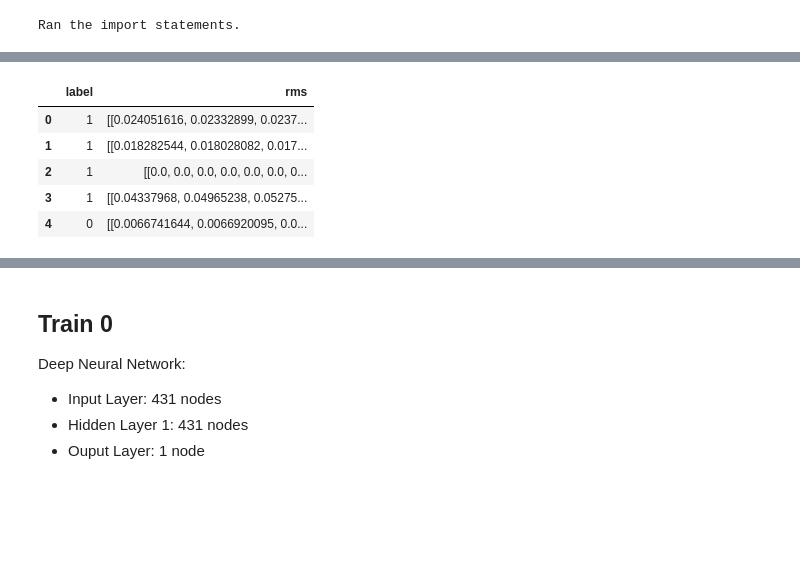
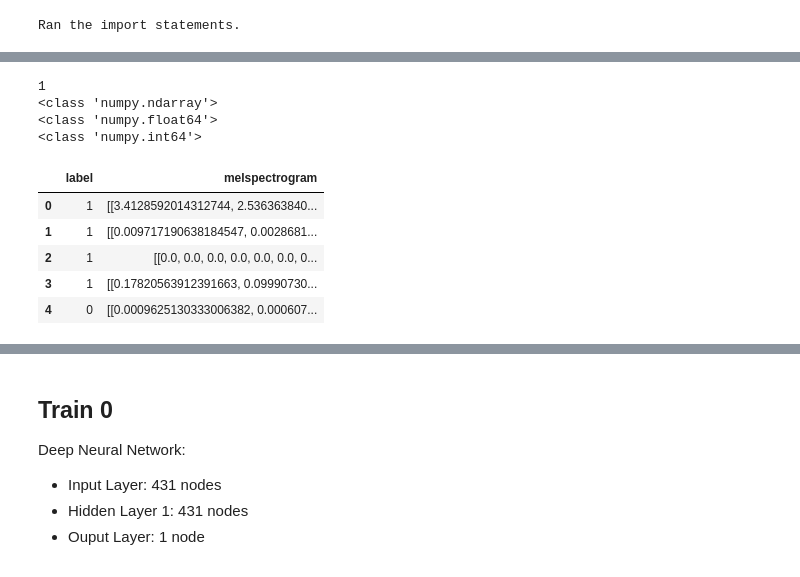
Before and after one commit to googleinterns/activity-recognition, a Jupyter notebook: location/lbs/activity/audioset/training/training_rms_dnn.ipynb, the cells around one changed output, grey strips where cells are left out. Drawn from its saved outputs; the diff is of its cells as text; code cells hidden in the pictures; blank space fills up the shorter version.

```diff
--- a/location/lbs/activity/audioset/training/training_rms_dnn.ipynb
+++ b/location/lbs/activity/audioset/training/training_rms_dnn.ipynb
@@ -65,3 +67,0 @@ features_to_extract = ['rms']
-# %%
-# Import the dataset
-df = ap.output_df(src_dir, dest_dir, filename, labels, features_to_extract, False)
@@ -68,3 +76,32 @@ df = ap.output_df(src_dir, dest_dir, filename, labels, features_to_extract, Fals
+# %%
+def csv_to_dataframe(csv_path):
+    df = pd.read_csv(csv_path)
+    for column in df.columns:
+        for i in range(df[column].size):
+            if isinstance(df[column][i], str):
+                temp = df[column][i][1:-1]
+                temp = temp.replace(',', ' ').split(']')
+                new_list = []
+                for item in temp:
+                    if item == '':
+                        continue
+                    item = item.replace('[', '').strip().split()
+                    item = [float(num) for num in item]
+                    arr = np.array(item)
+                    new_list.append(arr)
+                new_arr = np.array(new_list)
+                df[column][i] = new_arr
+    return df
+# %%
+# Import the dataset as a pandas Dataframe object.
+csv_path = os.path.join(dest_dir, filename + '.csv')
+features_changed = last_features is None or features_to_extract != last_features
+last_features = features_to_extract
+if os.path.isfile(csv_path) and not True and not features_changed:
+    df = csv_to_dataframe(csv_path)
+else:
+    df = ap.output_df(src_dir, dest_dir, filename, labels, features_to_extract, redo)
+    dataframe_to_csv(df, csv_path)
 # %%
 df.head()
 # %% [output]
@@ -76,0 +124,2 @@ df.head()
+# %%
+df_from_csv = csv_to_dataframe(csv_path)
@@ -77,13 +140,23 @@ df.head()
+# %%
+print(len(df_from_csv['rms'][9]))
+print(type(df_from_csv['rms'][9]))
+print(type(df_from_csv['rms'][9][0][0]))
+print(type(df_from_csv['label'][9]))
+# %% [output]
+1
+<class 'numpy.ndarray'>
+<class 'numpy.float64'>
+<class 'numpy.int64'>
 # %%
-train_df_rms = df.copy()
+train_df_rms = df_from_csv.copy()
 train_df_rms.head()
 # %% [output]
-|  | label | rms |
-| 0 | 1 | [[0.024051616, 0.02332899, 0.0237... |
-| 1 | 1 | [[0.018282544, 0.018028082, 0.017... |
+|  | label | melspectrogram |
+| 0 | 1 | [[3.4128592014312744, 2.536363840... |
+| 1 | 1 | [[0.009717190638184547, 0.0028681... |
 | 2 | 1 | [[0.0, 0.0, 0.0, 0.0, 0.0, 0.0, 0... |
-| 3 | 1 | [[0.04337968, 0.04965238, 0.05275... |
-| 4 | 0 | [[0.0066741644, 0.0066920095, 0.0... |
+| 3 | 1 | [[0.17820563912391663, 0.09990730... |
+| 4 | 0 | [[0.0009625130333006382, 0.000607... |
 # %%
 train_df_rms = train_df_rms.reindex(
     np.random.permutation(train_df_rms.index))
```
Also changed, not shown: parts of 19 cells of this notebook, 4 other files.
